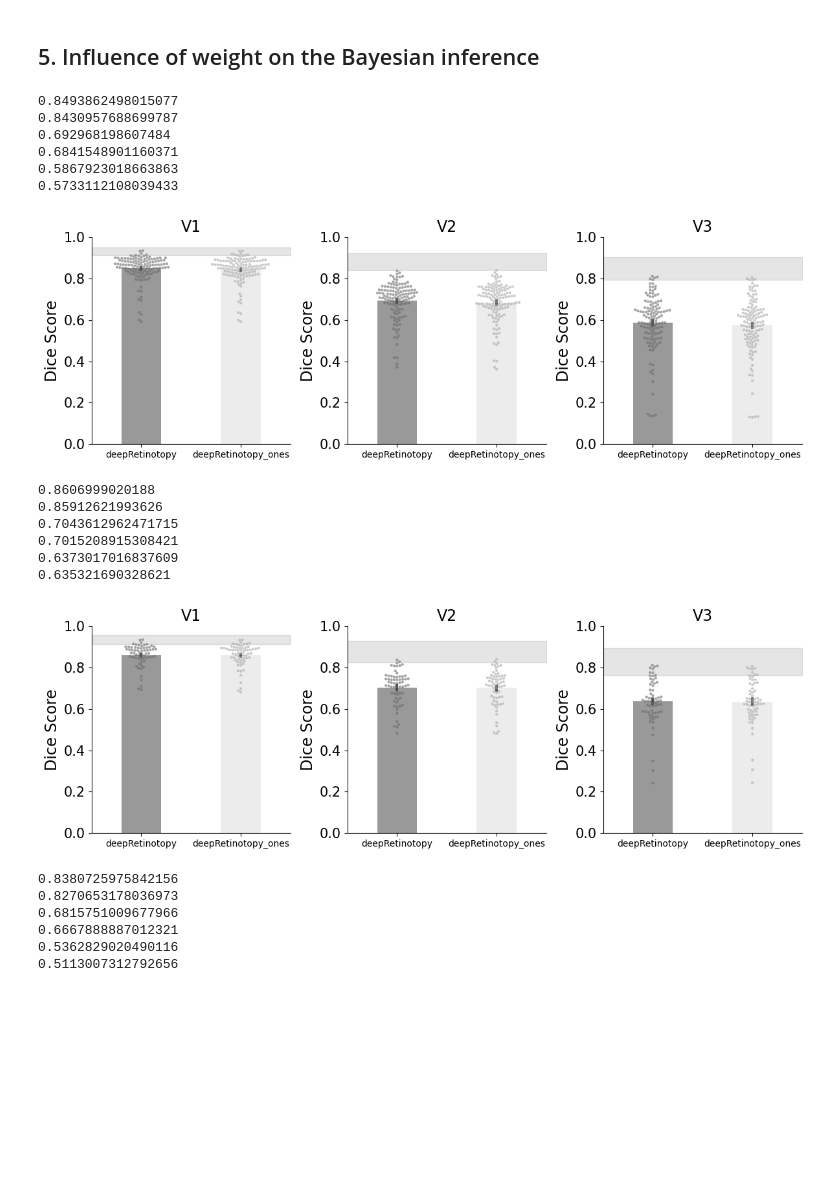
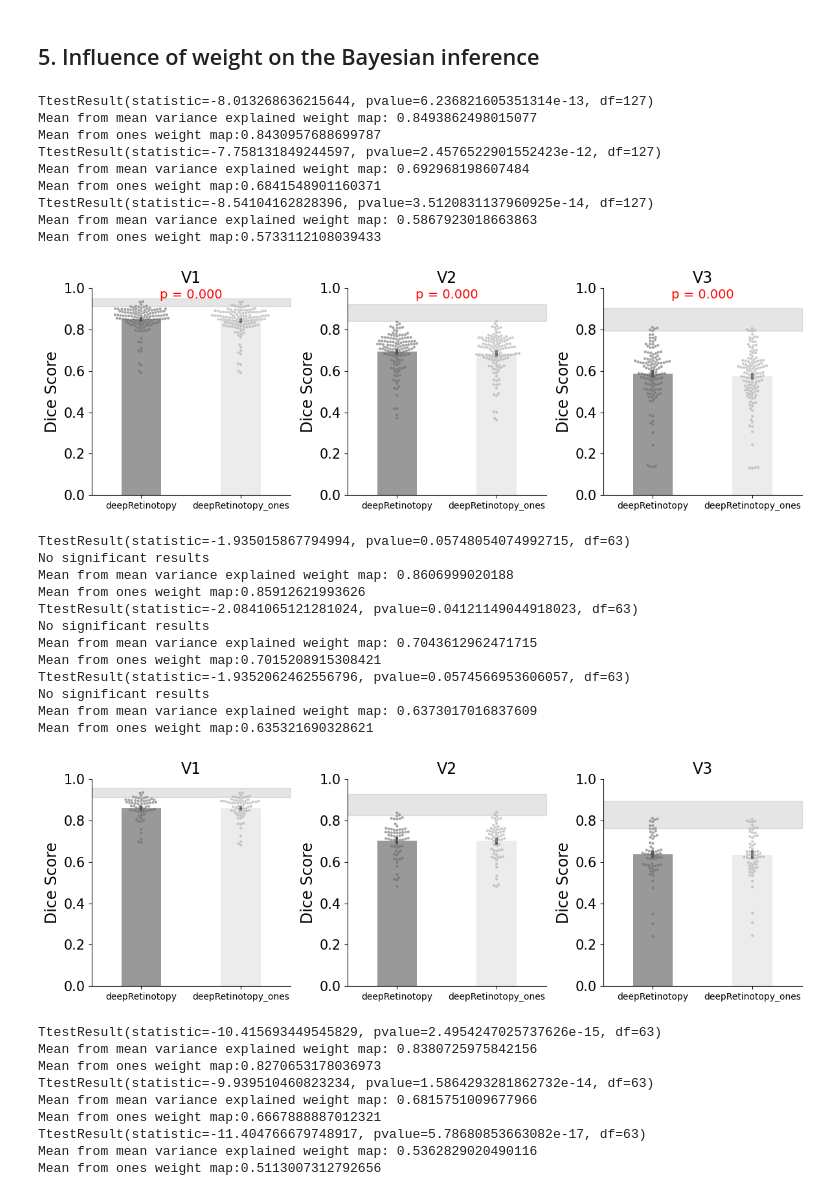
Before and after one commit to felenitaribeiro/deepRetinotopy_validation, a Jupyter notebook: notebooks/4_segmention.ipynb, the cells around one changed output. Cells and saved outputs as stored; diff of their text form; code cells hidden in the pictures; blank space fills up the shorter version.

Commit message:
add ttest to different weight maps figure

```diff
--- a/notebooks/4_segmention.ipynb
+++ b/notebooks/4_segmention.ipynb
@@ -677,52 +677,73 @@ def create_barplots(df_automated_vs_manual, df_anatomists, hemisphere = 'both'):
             mean_anatomist = df_anatomists[(df_anatomists['area'] == area)]['dice_score'].mean()
             std_anatomist = df_anatomists[(df_anatomists['area'] == area)]['dice_score'].std()
         else:
             # automated vs manual
             results_method = df_automated_vs_manual[(df_automated_vs_manual['area'] == area) & (df_automated_vs_manual['hemisphere'] == hemisphere)]
             # manual
             mean_anatomist = df_anatomists[(df_anatomists['area'] == area) & (df_anatomists['hemisphere'] == hemisphere)]['dice_score'].mean()
             std_anatomist = df_anatomists[(df_anatomists['area'] == area) & (df_anatomists['hemisphere'] == hemisphere)]['dice_score'].std()
 
-        print(np.mean(results_method['dice_score'][results_method['group']=='deepRetinotopy']))
-        print(np.mean(results_method['dice_score'][results_method['group']=='deepRetinotopy_ones']))
+        # two-tailed ttest
+        alpha = 0.025
+        ttest = scipy.stats.ttest_rel(results_method['dice_score'][results_method['group']=='deepRetinotopy_ones'], results_method['dice_score'][results_method['group']=='deepRetinotopy'])
+        print(ttest)
+        if np.abs(ttest.pvalue) < alpha:
+            plt.text(0.5, 0.95, f'p = {ttest.pvalue:.3f}', transform=axes[i].transAxes, ha='center', fontsize=14, color='red')
+        else:
+            print('No significant results')
+        print(f"Mean from mean variance explained weight map: {np.mean(results_method['dice_score'][results_method['group']=='deepRetinotopy'])}")
+        print(f"Mean from ones weight map:{np.mean(results_method['dice_score'][results_method['group']=='deepRetinotopy_ones'])}")
+
         sns.barplot(data=results_method, y='dice_score', x="group", errorbar='se', ax=axes[i], palette=['#999999ff', '#ecececff'], linewidth= 3, width=0.4)
         sns.swarmplot(data=results_method, y='dice_score', x="group", palette=['dimgray','darkgray'], hue='group', size=3, ax=axes[i], alpha=0.6)
         axes[i].set_title(f'V{area}', fontsize=17)
         axes[i].set_ylim(0, 1)
         axes[i].legend_.remove()
 
         plt.fill_between([-0.5, 1.5], mean_anatomist - std_anatomist, mean_anatomist + std_anatomist, alpha=0.2, color='gray')
         plt.ylabel("Dice Score", fontsize=17)
         plt.xlabel("")
         # plt.xticks([0, 1], ['Empirical', 'DeepRetinotopy'], fontsize=15)
         plt.yticks(fontsize=15)
         plt.xlim(-0.5, 1.5)
         plt.ylim(0, 1)
         plt.tight_layout()
         sns.despine()
         plt.savefig(f'{output_dir}dice_score_as_function_of_weight_across_visual_areas_{hemisphere}.pdf', dpi=300)
     return plt.show()
 
 for hemisphere in ['both', 'lh', 'rh']:
     create_barplots(df_automated_vs_manual, df_anatomists, hemisphere = hemisphere)
 # %% [output]
-0.8493862498015077
-0.8430957688699787
-0.692968198607484
-0.6841548901160371
-0.5867923018663863
-0.5733112108039433
+TtestResult(statistic=-8.013268636215644, pvalue=6.236821605351314e-13, df=127)
+Mean from mean variance explained weight map: 0.8493862498015077
+Mean from ones weight map:0.8430957688699787
+TtestResult(statistic=-7.758131849244597, pvalue=2.4576522901552423e-12, df=127)
+Mean from mean variance explained weight map: 0.692968198607484
+Mean from ones weight map:0.6841548901160371
+TtestResult(statistic=-8.54104162828396, pvalue=3.5120831137960925e-14, df=127)
+Mean from mean variance explained weight map: 0.5867923018663863
+Mean from ones weight map:0.5733112108039433
-[figure, old version]
+[figure, new version]
-0.8606999020188
-0.85912621993626
-0.7043612962471715
-0.7015208915308421
-0.6373017016837609
-0.635321690328621
+TtestResult(statistic=-1.935015867794994, pvalue=0.05748054074992715, df=63)
+No significant results
+Mean from mean variance explained weight map: 0.8606999020188
+Mean from ones weight map:0.85912621993626
+TtestResult(statistic=-2.0841065121281024, pvalue=0.04121149044918023, df=63)
+No significant results
+Mean from mean variance explained weight map: 0.7043612962471715
+Mean from ones weight map:0.7015208915308421
+TtestResult(statistic=-1.9352062462556796, pvalue=0.0574566953606057, df=63)
+No significant results
+Mean from mean variance explained weight map: 0.6373017016837609
+Mean from ones weight map:0.635321690328621
 [figure]
-0.8380725975842156
-0.8270653178036973
-0.6815751009677966
-0.6667888887012321
-0.5362829020490116
-0.5113007312792656
+TtestResult(statistic=-10.415693449545829, pvalue=2.4954247025737626e-15, df=63)
+Mean from mean variance explained weight map: 0.8380725975842156
+Mean from ones weight map:0.8270653178036973
+TtestResult(statistic=-9.939510460823234, pvalue=1.5864293281862732e-14, df=63)
+Mean from mean variance explained weight map: 0.6815751009677966
+Mean from ones weight map:0.6667888887012321
+TtestResult(statistic=-11.404766679748917, pvalue=5.78680853663082e-17, df=63)
+Mean from mean variance explained weight map: 0.5362829020490116
+Mean from ones weight map:0.5113007312792656
```
Also changed, not shown: parts of 2 cells of this notebook.
